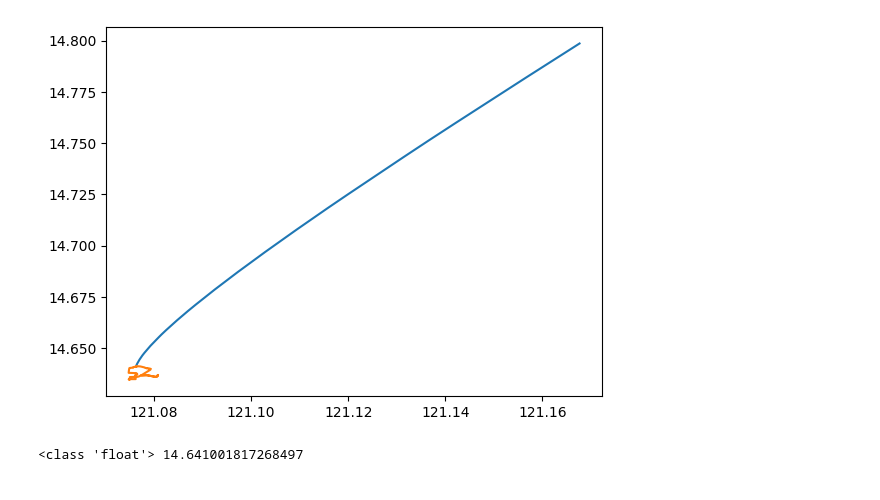
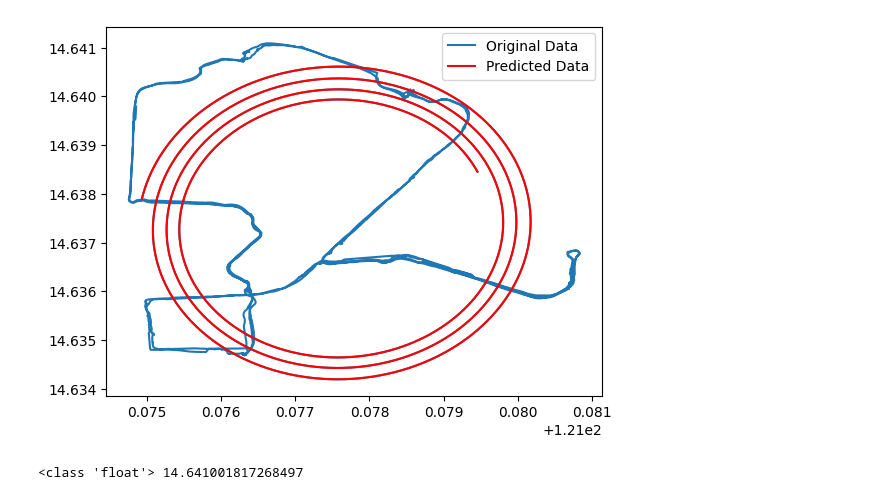
Before and after one commit to CSfromCS/VHS-Thesis, a Jupyter notebook: Baseline Models v4/LinearReg v4.ipynb, the cells around one changed output. Saved outputs shown, nothing was run; the diff lists cells and outputs as text; code cells hidden in the pictures.

```diff
--- a/Baseline Models v4/LinearReg v4.ipynb
+++ b/Baseline Models v4/LinearReg v4.ipynb
@@ -143,29 +118,19 @@ Name: 601, dtype: float64
 # %%
-# new df for output
-df_output = pd.DataFrame(columns = ['Year', 'Month', 'Day', 'Hour', 'Minute', 'Second', 'Latitude', 'Longitude'])
+# new df for output, copy of X
+df_output = X.copy()
 # df_output = pd.DataFrame(columns = ['Latitude', 'Longitude'])
 row = X.iloc[-1]
-for i in range(1000):
+for i in range(10000):
     yhat = model_lr.predict(row.to_frame().transpose())
     print(yhat)
-    next_row = [row[0], row[1], row[2], row[3], row[4], row[5]+1, yhat[0][0], yhat[0][1]]
-    if next_row[5] >= 60:
-        next_row[5] -= 60
-        next_row[4] += 1
-    if next_row[4] >= 60:
-        next_row[4] -= 60
-        next_row[3] += 1
-    if next_row[3] >= 24:
-        next_row[3] -= 24
-        next_row[2] += 1
-    if next_row[2] >= 30:
-        next_row[2] -= 30
-        next_row[1] += 1
-    if next_row[1] >= 12:
-        next_row[1] -= 12
-        next_row[0] += 1
+    next_row = [yhat[0][0], yhat[0][1]]
+    # if next_row[3] >= 60:
+    #     next_row[3] -= 60
+    #     next_row[2] += 1
+    # if next_row[2] >= 60:
+    #     next_row[2] -= 60
     df_output.loc[len(df_output)] = next_row
     row = df_output.iloc[-1]
 
-# df_output
+df_output
 # %% [output]
@@ -189,11 +167,14 @@ for i in range(1000):
-# %%
-# plot
-plt.plot([row for row in df_output['Longitude']], [row for row in df_output['Latitude']])
-
-plt.plot([row[4] for row in data], [row[3] for row in data])
-plt.show()
-# %% [output]
-[figure, removed]
+# %%
+# plot
+plt.plot(df_output['Longitude'], df_output['Latitude'], label='Original Data')
+
+#different color for after original data
+plt.plot(df_output['Longitude'][len(df):], df_output['Latitude'][len(df):], color='red', label='Predicted Data')
+
+plt.legend()
+plt.show()
+# %% [output]
+[figure, added]
 # %%
 for i in df_output['Latitude']:
     print(type(i), i)
```
Also changed, not shown: parts of 10 cells of this notebook, 1 other file.
